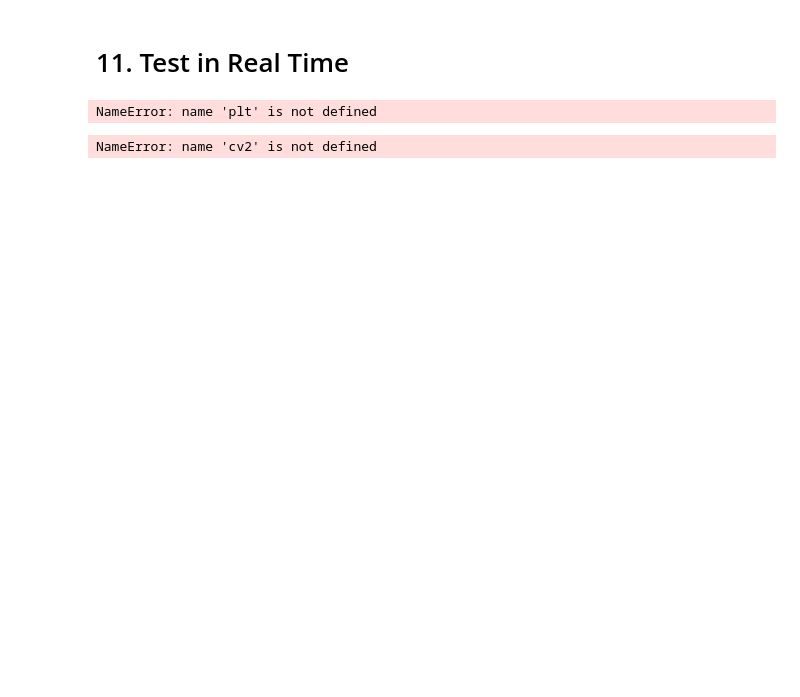
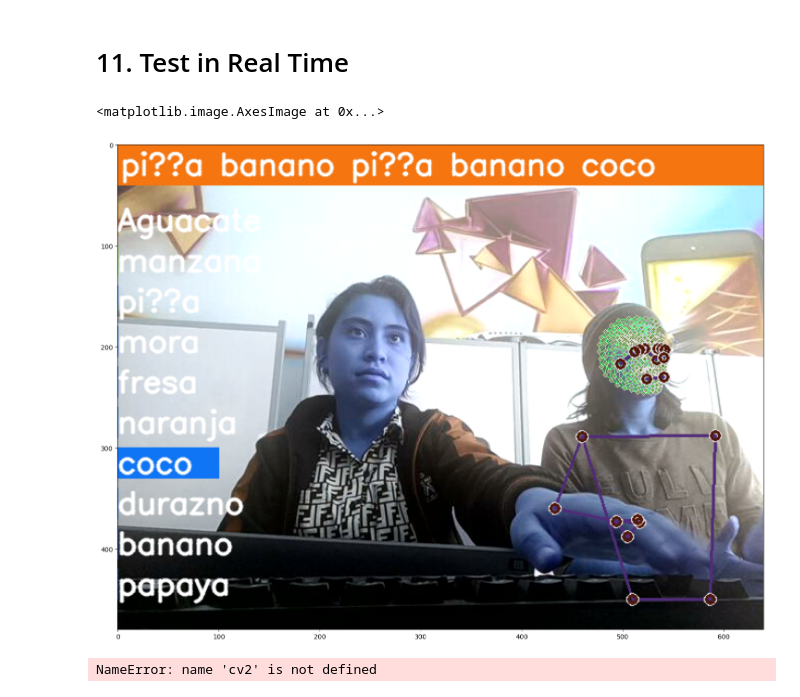
Before and after one commit to Nik-nicole/repoFrutas, a Jupyter notebook: Action Detection Refined.ipynb, the cells around one changed output. Cells and saved outputs as stored; diff of their text form; code cells hidden in the pictures; blank space fills up the shorter version.

Commit message:
cambios en el action refined

```diff
--- a/Action Detection Refined.ipynb
+++ b/Action Detection Refined.ipynb
@@ -324,7 +324,7 @@ NameError: name 'Sequential' is not defined
 model = Sequential()
 
 # Añadir una capa convolucional
-model.add(Conv1D(64, kernel_size=3, activation='relu', input_shape=(20, 1662)))
+model.add(Conv1D(64, kernel_size=3, activation='relu', input_shape=(30, 1662)))
 
 # Añadir una capa de pooling
 model.add(MaxPooling1D(pool_size=2))
@@ -379,7 +379,7 @@ model.compile(optimizer="Adam", loss='categorical_crossentropy', metrics=['accur
 # %%
 # Modelo 2
 # Compilar el modelo
-model.compile(optimizer='Adam', loss='categorical_crossentropy', metrics=['accuracy'])
+history = model.compile(optimizer='Adam', loss='categorical_crossentropy', metrics=['accuracy'])
 # %%
-history = model.fit(X_train, y_train, epochs= 2000, callbacks=[tb_callback])
+history = model.fit(X_train, y_train, epochs= 500, callbacks=[tb_callback])
 # %% [output]
@@ -439,7 +439,7 @@ if 'val_loss' in history.history:
 if 'val_accuracy' in history.history:
     val_acc = history.history['val_accuracy']
     plt.plot(epochs, val_acc, 'b', label='Validation Accuracy')  # Compilar el modelo
-model.compile(loss='categorical_crossentropy', optimizer=Adam(), metrics=['accuracy'])
+model.compile(loss='categorical_crossentropy', optimizer= 'Adam', metrics=['accuracy'])
 
 # Resumen del modelo
 model.summary()
@@ -528,9 +519,10 @@ def prob_viz (res, actions, input_frame, colors):
     return output_frame
 # %%
 plt.figure(figsize=(18,18))
-plt.imshow(prob_viz(res, actions, image))
+plt.imshow(prob_viz(res, actions, image,colors))
 # %% [output]
-NameError: name 'plt' is not defined
+<matplotlib.image.AxesImage at 0x...>
+[figure, added]
 # %%
 # 1. New detection variables
 sequence = []
```
Also changed, not shown: parts of 18 cells of this notebook.
